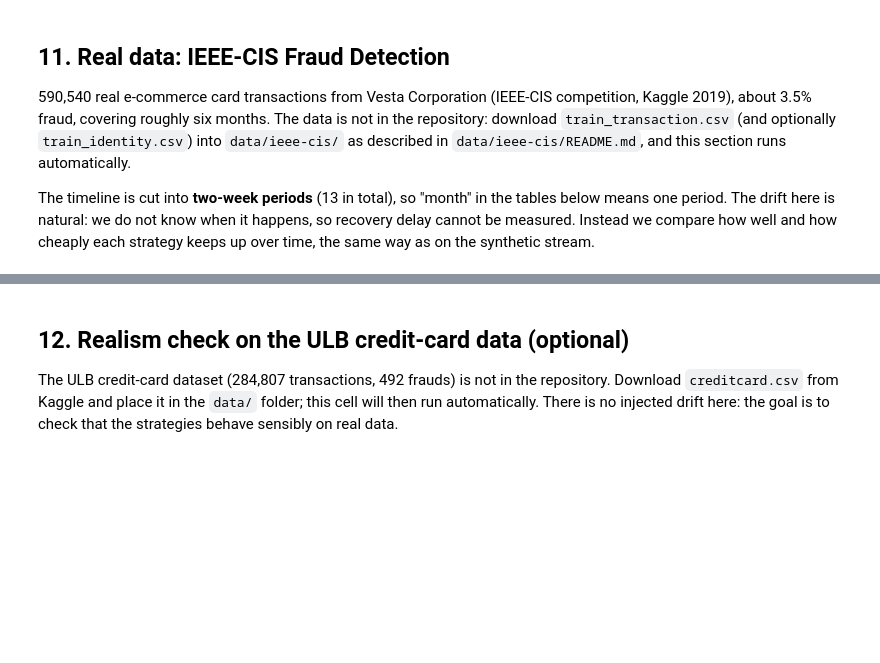
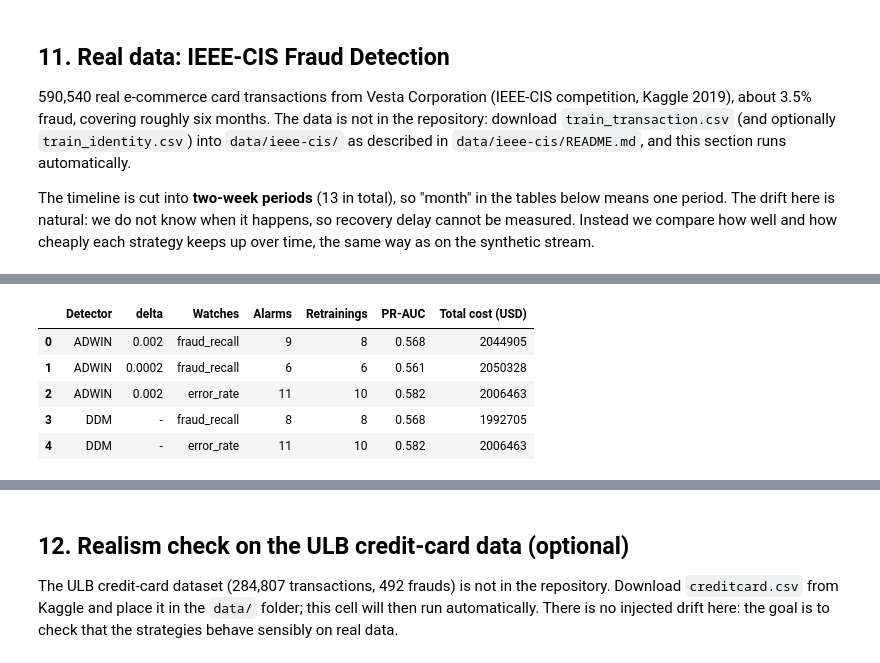
Before and after one commit to kacekk/Fraud-Detection-with-Drift-Master-s-project, a Jupyter notebook: notebooks/fraud_concept_drift.ipynb, the cells around one changed output, grey strips where cells are left out. Cells and saved outputs as stored; diff of their text form; code cells hidden in the pictures; blank space fills up the shorter version.

```diff
--- a/notebooks/fraud_concept_drift.ipynb
+++ b/notebooks/fraud_concept_drift.ipynb
@@ -327,0 +362,20 @@ trade-offs survive on real transactions.
+# %%
+# How sensitive is the detector-triggered strategy to the detector settings? (takes a few minutes)
+if ieee_stream is not None:
+    from fraud_drift.strategies import run_triggered
+    rows = []
+    for det, delta, mon in [("adwin", 0.002, "fraud_recall"), ("adwin", 0.0002, "fraud_recall"),
+                            ("adwin", 0.002, "error_rate"), ("ddm", None, "fraud_recall"), ("ddm", None, "error_rate")]:
+        c = replace(ci, detector=det, adwin_delta=delta or ci.adwin_delta, monitor=mon)
+        r = run_triggered(ieee_stream, ieee_features, c)
+        rows.append({"Detector": det.upper(), "delta": delta if delta else "-", "Watches": mon,
+                     "Alarms": len(r.alarms), "Retrainings": r.n_retrainings,
+                     "PR-AUC": round(r.monthly.pr_auc.mean(), 3), "Total cost (USD)": round(r.monthly.total_cost.sum())})
+    display(pd.DataFrame(rows))
+# %% [output]
+|  | Detector | delta | Watches | Alarms | Retrainings | PR-AUC | Total cost (USD) |
+| 0 | ADWIN | 0.002 | fraud_recall | 9 | 8 | 0.568 | 2044905 |
+| 1 | ADWIN | 0.0002 | fraud_recall | 6 | 6 | 0.561 | 2050328 |
+| 2 | ADWIN | 0.002 | error_rate | 11 | 10 | 0.582 | 2006463 |
+| 3 | DDM | - | fraud_recall | 8 | 8 | 0.568 | 1992705 |
+| 4 | DDM | - | error_rate | 11 | 10 | 0.582 | 2006463 |
```
Also changed, not shown: parts of 6 cells of this notebook, 18 other files.
